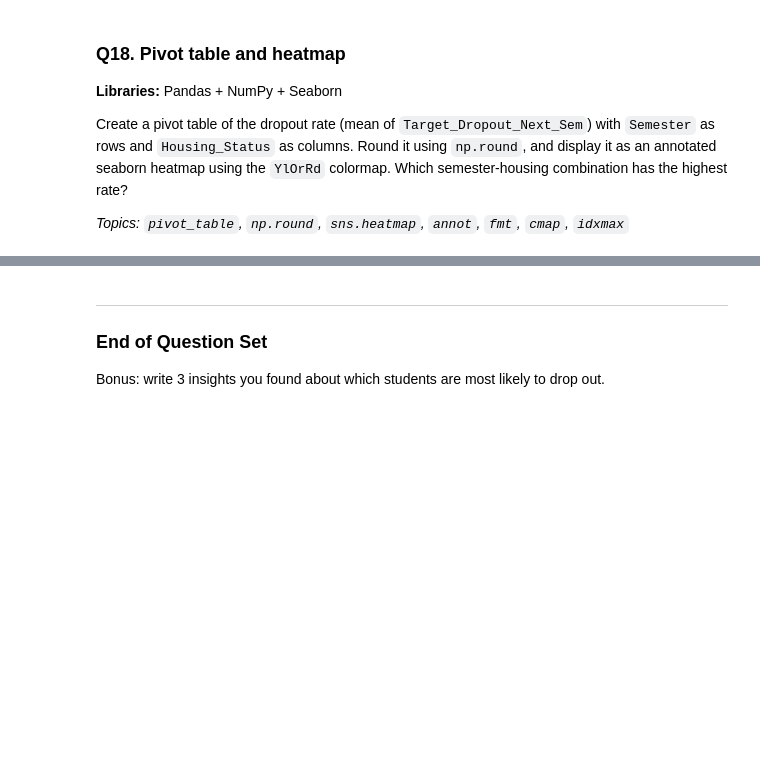
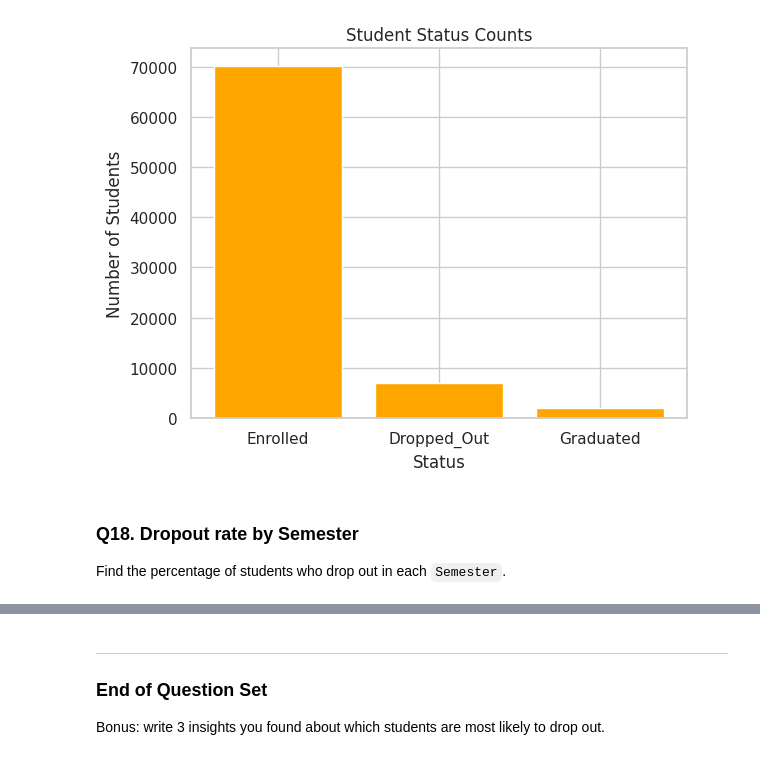
Before and after one commit to AnshuAnshu01/Data_Analytics_Python, a Jupyter notebook: Academic_servival/academic_survival_question_set.ipynb, the cells around one changed output, grey strips where cells are left out. Saved outputs shown, nothing was run; the diff lists cells and outputs as text; code cells hidden in the pictures; blank space fills up the shorter version.

```diff
--- a/Academic_servival/academic_survival_question_set.ipynb
+++ b/Academic_servival/academic_survival_question_set.ipynb
@@ -219,10 +212,13 @@ Create a 2×2 subplot figure (size 12×8) showing: (1) histogram of `Work_Hours`
 # %%
-# Write your code here
+status_counts = df['End_of_Semester_Status'].value_counts()
+plt.bar(status_counts.index, status_counts.values, color='orange')
+plt.title('Student Status Counts')
+plt.xlabel('Status')
+plt.ylabel('Number of Students')
+plt.show()
+# %% [output]
+[figure, added]
 # %% [markdown]
-### Q18. Pivot table and heatmap
-**Libraries:** Pandas + NumPy + Seaborn
-
-Create a pivot table of the dropout rate (mean of `Target_Dropout_Next_Sem`) with `Semester` as rows and `Housing_Status` as columns. Round it using `np.round`, and display it as an annotated seaborn heatmap using the `YlOrRd` colormap. Which semester-housing combination has the highest rate?
-
-*Topics: `pivot_table`, `np.round`, `sns.heatmap`, `annot`, `fmt`, `cmap`, `idxmax`*
+### Q18. Dropout rate by Semester
+Find the percentage of students who drop out in each `Semester`.
 # %%
```
Also changed, not shown: parts of 49 cells of this notebook.
